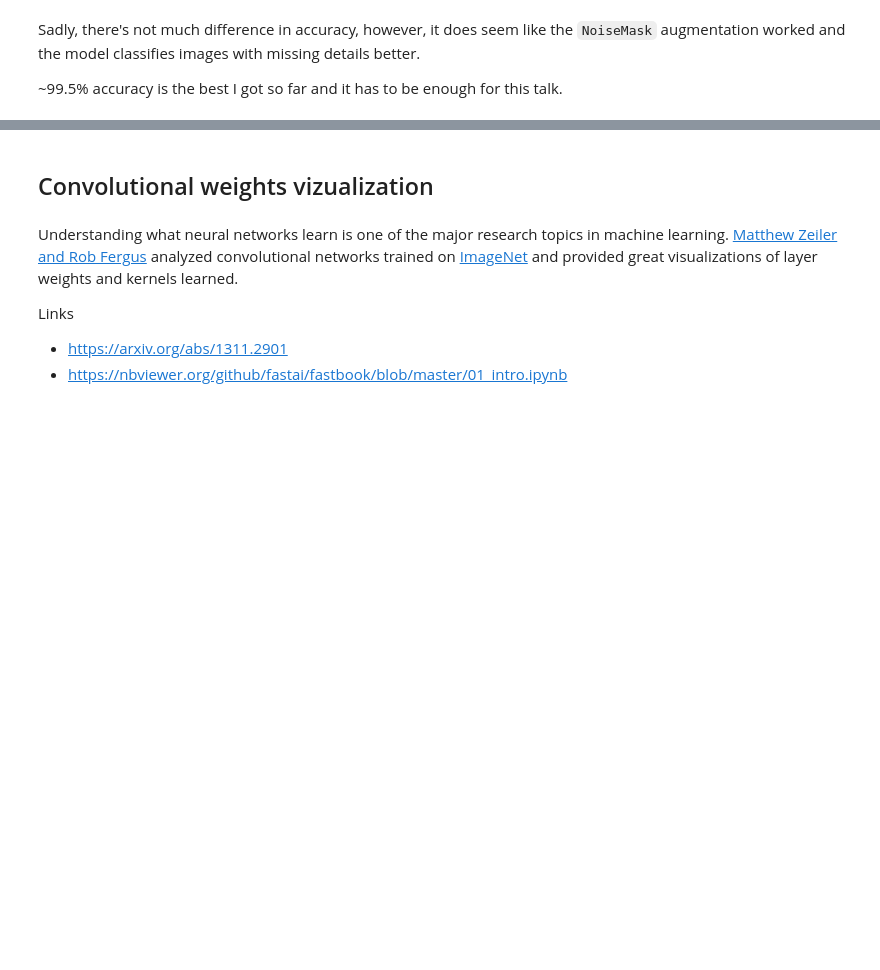
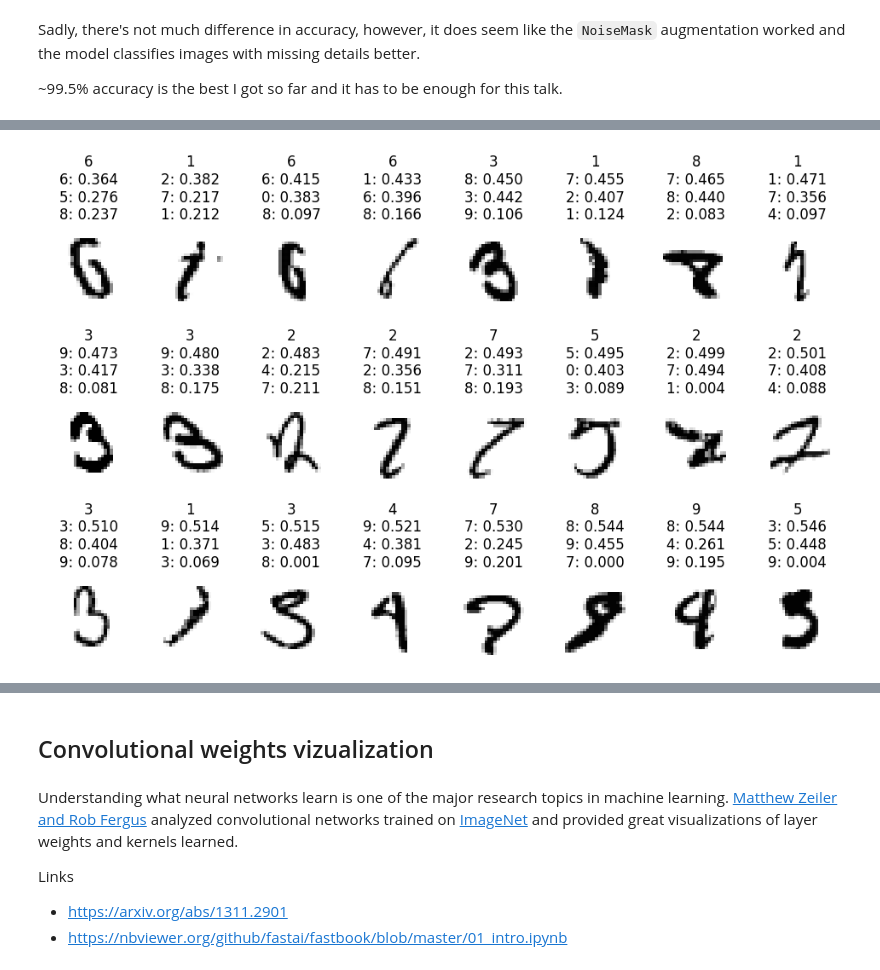
Before and after one commit to mskrajnowski/2023-machine-learning-talk, a Jupyter notebook: talks/02_vision.ipynb, the cells around one changed output, grey strips where cells are left out. Saved outputs shown, nothing was run; the diff lists cells and outputs as text; code cells hidden in the pictures; blank space fills up the shorter version.

Commit message:
wip: vision

```diff
--- a/talks/02_vision.ipynb
+++ b/talks/02_vision.ipynb
@@ -1287,0 +1298,41 @@ Sadly, there's not much difference in accuracy, however, it does seem like the `
+# %%
+from fastai.vision.utils import show_images as fastai_show_images
+
+def plot_probabilities(model, indices, ncols=8):
+    x, y_pred, y = mnist_learner(model).get_preds(with_input=True)
+
+    nrows = len(indices) // ncols
+    axs = plt.subplots(nrows, ncols, figsize=(12, nrows * 2.5))[1].flat
+
+    for idx, ax in zip(indices, axs):
+        label = y[idx]
+        top_probs, top_labels = y_pred[idx].sort(dim=0, descending=True)
+        top_titles = [f"{label.item()}: {prob.item():.3f}" for prob, label in zip(top_probs, top_labels)]
+        title = "\n".join([
+            f"{label.item()}",
+            *top_titles[:3],
+        ])
+
+        show_image(1 - x[idx], ax=ax, title=title, cmap="gray", vmin=0, vmax=1)
+
+def plot_top_loss_probabilities(model, descending=True, k=24, **plot_kwargs):
+    interpretation = Interpretation.from_learner(mnist_learner(conv4), dl=mnist_loaders.valid.new(shuffle=False))
+    _, top_losses = interpretation.top_losses(k=k, largest=descending)
+    plot_probabilities(model, top_losses)
+
+def plot_top_unsure_probabilities(model, descending=False, k=24, **plot_kwargs):
+    y_pred, _ = mnist_learner(model).get_preds()
+    top_unsure = y_pred.max(dim=1).values.sort(descending=descending).indices[:k]
+    plot_probabilities(model, top_unsure, **plot_kwargs)
+
+def plot_probability_histogram(model, max_probability=1):
+    y_pred, y = mnist_learner(model).get_preds()
+    y_pred_top = y_pred.sort(dim=1, descending=True).values[:,:2]
+    indices = y_pred_top[:,0] <= max_probability
+
+    plt.hist(y_pred_top[indices].T, bins=torch.linspace(0, 1, 21), stacked=True)
+    plt.xlim(0, 1)
+    plt.xticks(torch.linspace(0, 1, 11))
+    plt.show()
+
+    print(f"{indices.sum():,} samples")
@@ -1287,0 +1357,3 @@ Sadly, there's not much difference in accuracy, however, it does seem like the `
+# %%
+plot_top_unsure_probabilities(conv4, k=24)
+# %% [output]
@@ -1287,0 +1362 @@ Sadly, there's not much difference in accuracy, however, it does seem like the `
+[figure, added]
```
Also changed, not shown: parts of 61 cells of this notebook, 1 other file.
